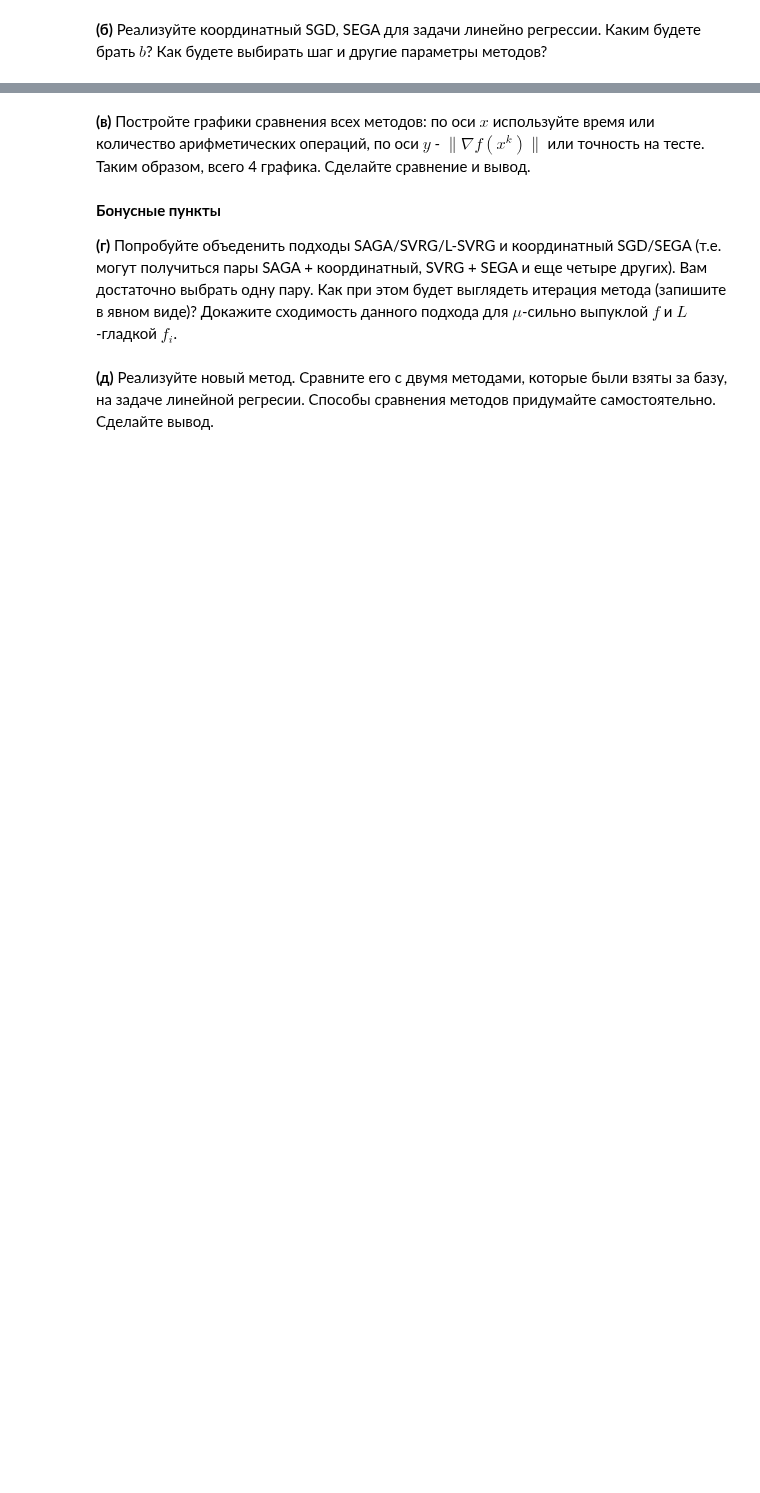
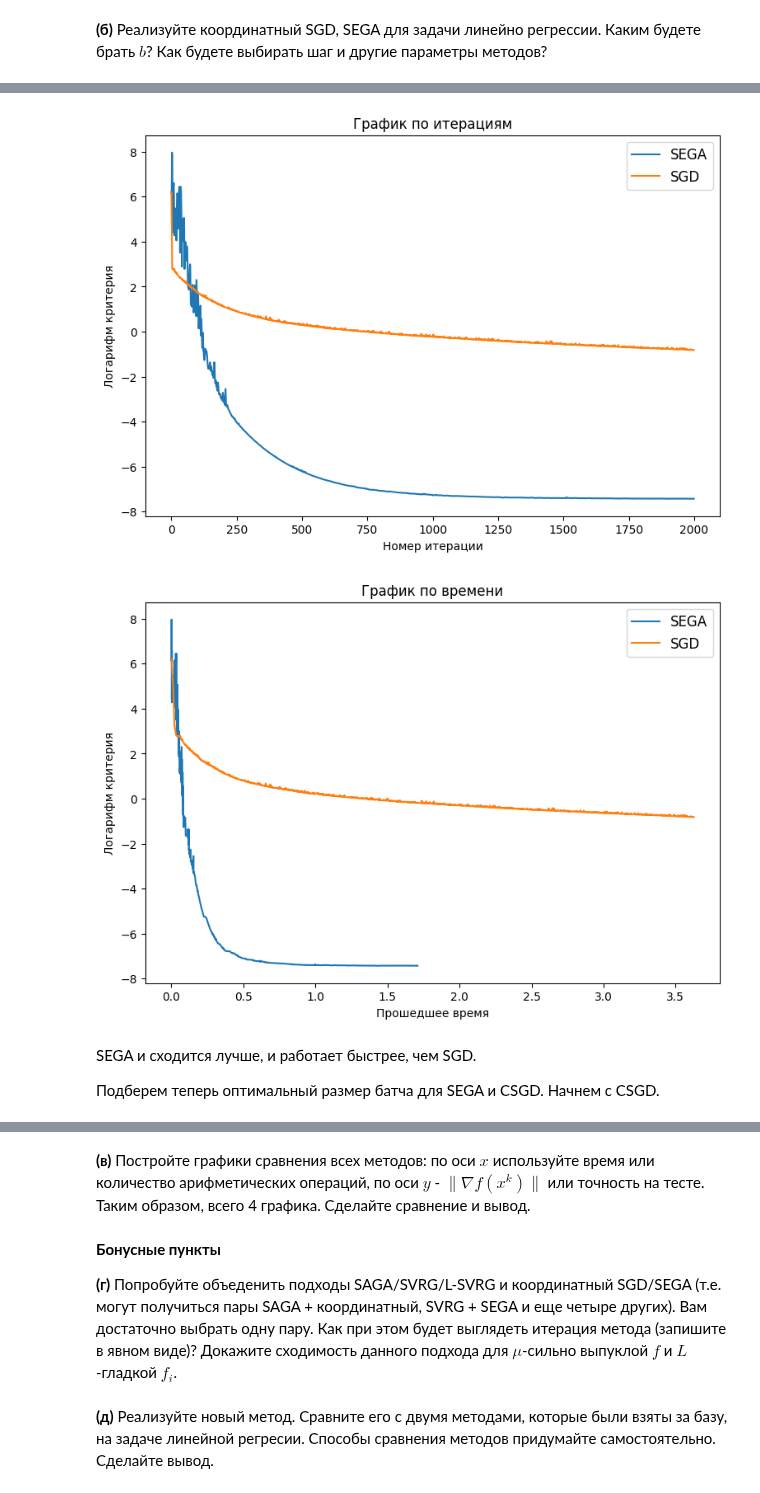
Before and after one commit to featztex/optimization, a Jupyter notebook: hw/Emelyanov_HW_6.ipynb, the cells around one changed output, grey strips where cells are left out. Saved outputs shown, nothing was run; the diff lists cells and outputs as text; code cells hidden in the pictures; blank space fills up the shorter version.

```diff
--- a/hw/Emelyanov_HW_6.ipynb
+++ b/hw/Emelyanov_HW_6.ipynb
@@ -219,0 +179,2 @@ __(а)__ Оцените $\mu$ и $L$ для данной задачи.
+# %%
+X_train, X_test, y_train, y_test = train_test_split(X, y, test_size = 0.2)
@@ -220,2 +205,5 @@ __(а)__ Оцените $\mu$ и $L$ для данной задачи.
+# %%
+L = 5.25
+x0 = np.random.uniform(low=-1, high=1, size=(d,))
 # %% [markdown]
 __(б)__ Реализуйте координатный SGD, SEGA для задачи линейно регрессии. Каким будете брать $b$? Как будете выбирать шаг и другие параметры методов?
@@ -223,0 +271,42 @@ __(б)__ Реализуйте координатный SGD, SEGA для зада
+# %%
+def sgd(x0, gamma=1/L, batch=100, iters=2000, eps=1e-9):
+    x = x0
+    x_vals = [x]
+    f_vals = [f(x)]
+    times = [0.]
+    errs = [np.linalg.norm(grad(x))**2]
+
+    start = time.time()
+
+    for i in range(1, iters):
+
+        g = np.zeros((d,))
+        a = random.sample(range(d), batch)
+        for i in a:
+            g += grad_i(x, i)
+
+        x = x - gamma * g / batch
+
+        x_vals.append(x)
+        f_vals.append(f(x))
+        times.append(time.time() - start)
+        err = np.linalg.norm(grad(x))**2
+        errs.append(err)
+
+        if err < eps:
+            break
+
+    return x_vals, f_vals, times, errs
+# %%
+batch_sega = 20
+batch_sgd = 40
+x_sega, f_sega, times_sega, errs_sega = sega(x0=x0, gamma=1/(2*L), batch=batch_sega)
+x_sgd, f_sgd, times_sgd, errs_sgd = sgd(x0=x0, gamma=1/(L), batch=batch_sgd)
+risovach(times=[times_sega, times_sgd], errs=[errs_sega, errs_sgd], labels=[r'SEGA', r'SGD'])
+# %% [output]
+[figure, added]
+[figure, added]
+# %% [markdown]
+SEGA и сходится лучше, и работает быстрее, чем SGD.
+
+Подберем теперь оптимальный размер батча для SEGA и CSGD. Начнем с CSGD.
```
Also changed, not shown: parts of 23 cells of this notebook.
